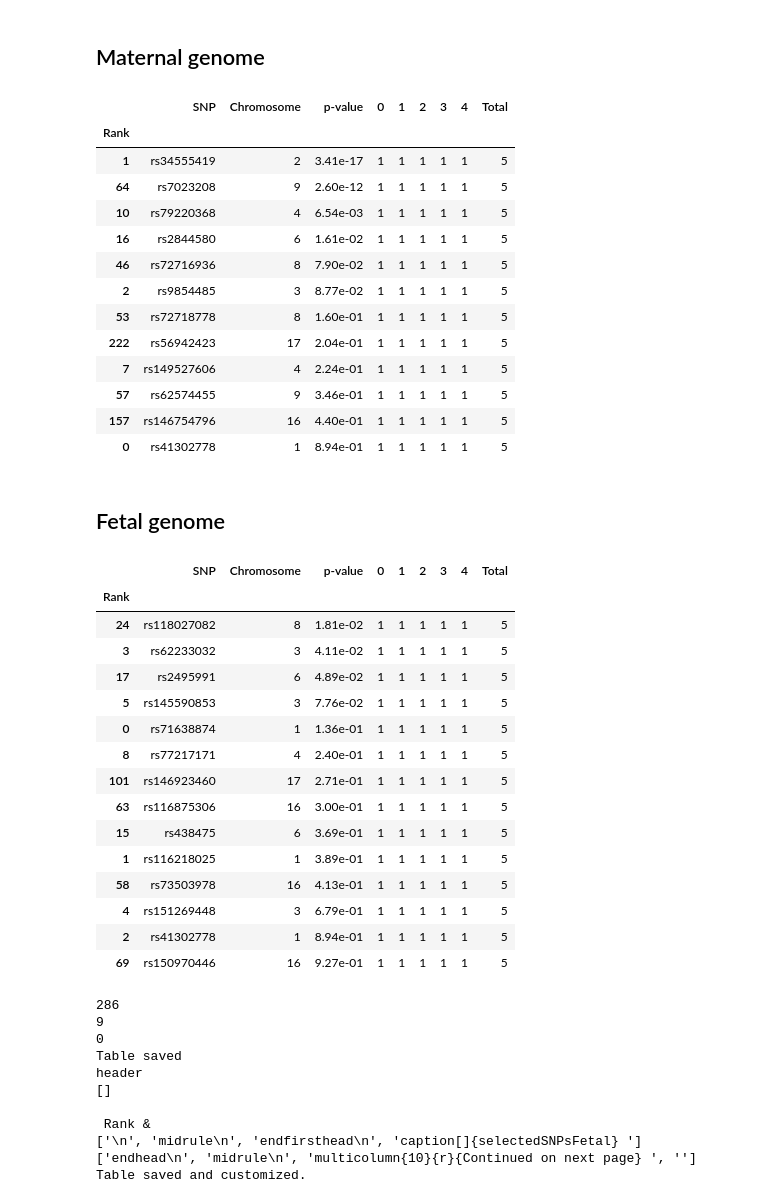
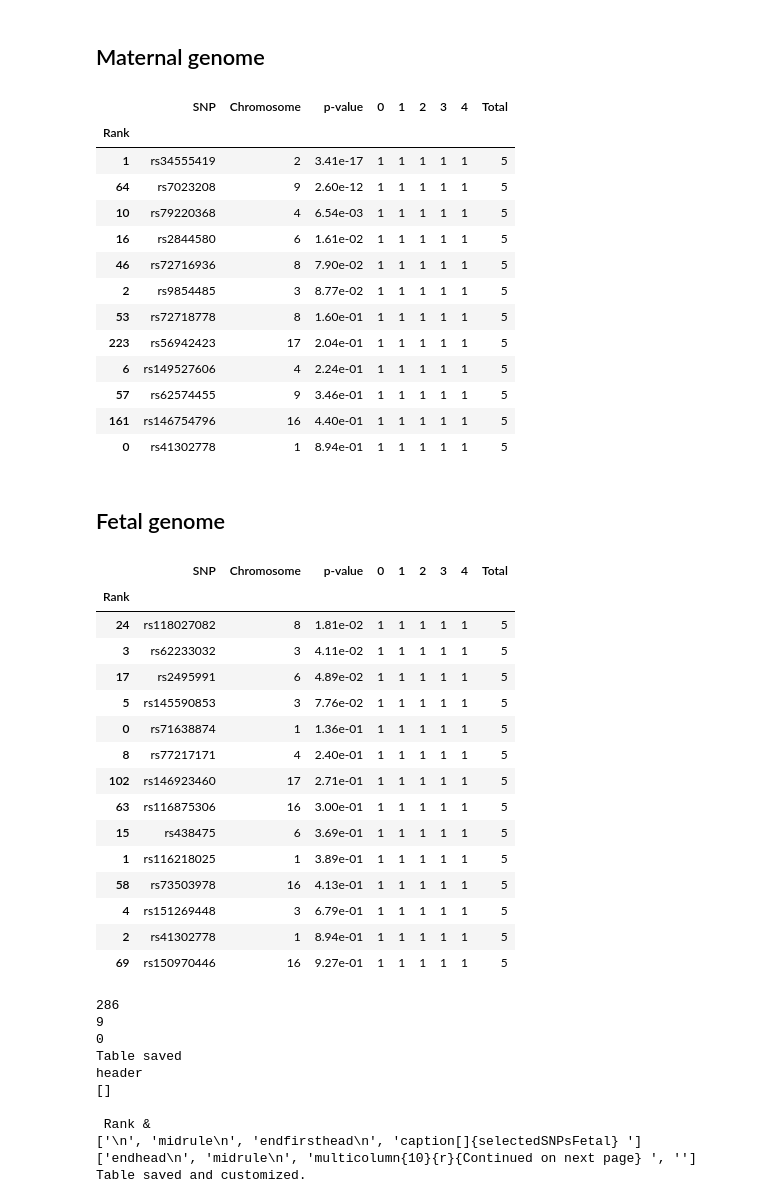
Before and after one commit to PerinatalLab/ml_genetics, a Jupyter notebook: workflow/scripts/tables/meta_tables.ipynb, the cells around one changed output. Cells and saved outputs as stored; diff of their text form; code cells hidden in the pictures.

```diff
--- a/workflow/scripts/tables/meta_tables.ipynb
+++ b/workflow/scripts/tables/meta_tables.ipynb
@@ -31,5 +31,6 @@ from workflow.scripts.tables import table_functions as tf
 # %%
-snps_m = pd.read_csv(path + '/results/report/selected_snps_m.tsv', sep='\t')
+# read in selected SNPs
+snps_m = pd.read_csv(path + '/results/report/selected_snps_m.csv', sep='\t')
 snps_f = pd.read_csv(path + '/results/report/selected_snps_f.csv', sep='\t')
 #snps_c = pd.read_csv(path + '/results/report/selected_snps_combine.csv', sep='\t')
 # %%
@@ -157,3 +127,17 @@ snpr_4 = snp_rank.set_index("snps_4")
+# %%
+# create a score based on rankings for different folds
+# maternal genome
+snps_m.index.name="Rank"
+snps_m.reset_index(inplace=True)
+
+# reverse the rank to create the score
+snps_m['Score'] = 100-snps_m["Rank"]
+# set SNPs as index to find
+snpr_0 = snps_m.set_index("0")
+snpr_1 = snps_m.set_index("1")
+snpr_2 = snps_m.set_index("2")
+snpr_3 = snps_m.set_index("3")
+snpr_4 = snps_m.set_index("4")
 # %%
 # calculate the sum of score for each snp
 snp_m = pd.DataFrame()
@@ -178,46 +162,38 @@ snp_m.set_index('SNP', inplace=True)
 # %%
 # Only maternal
 snp_presence = pd.DataFrame()
 all_snps = set(snps_0m + snps_1m + snps_2m + snps_3m + snps_4m )
 snp_presence['SNP'] = list(all_snps)
 snp_presence['Chromosome'] = snp_presence['SNP'].apply(lambda x: snp_list_pval.loc[x, 'CHR'] if x in snp_list_pval.index else np.nan)
 snp_presence['p-value'] = snp_presence['SNP'].apply(lambda x: snp_list_pval.loc[x, 'P'] if x in snp_list_pval.index else np.nan)
 snp_presence['Rank'] = snp_presence['SNP'].apply(lambda x: snp_m.loc[x, "Rank"] if x in snp_m.index else np.nan)
 # Determine presence in each group and assign values
 snp_presence['0'] = snp_presence['SNP'].apply(lambda x: 1 if x in snps_0m else 0)
 snp_presence['1'] = snp_presence['SNP'].apply(lambda x: 1 if x in snps_1m else 0)
 snp_presence['2'] = snp_presence['SNP'].apply(lambda x: 1 if x in snps_2m else 0)
 snp_presence['3'] = snp_presence['SNP'].apply(lambda x: 1 if x in snps_3m else 0)
 snp_presence['4'] = snp_presence['SNP'].apply(lambda x: 1 if x in snps_4m else 0)
 
 fold_cols = ['0', '1', '2', '3', '4']
-#snp_presence.columns = pd.MultiIndex.from_tuples
-#snp_presence[fold_cols].aggregate('sum', axis="columns")
-
-snp_presence['Total'] = snp_presence[fold_cols].apply(lambda row: sum(row), axis=1)#3 for val in row if val == 'mfc') + sum(2 for val in row if val in ['mf', 'mc', 'fc']) + sum(1 for val in row if val in ['m', 'f', 'c']), axis=1)
-# #snp_presence.drop(columns=['Unnamed: 0'], inplace=True)
+snp_presence['Total'] = snp_presence[fold_cols].apply(lambda row: sum(row), axis=1)
 snp_presence.sort_values('p-value', inplace=True)
-#snp_presence.groupby('Total')
-#snp_presence.sort_values('Total',ascending=False, inplace=True)
-# #snp_presence.reset_index(inplace=True, drop=True)
 snp_presence.set_index("Rank", inplace=True)
 snp_presence_m = snp_presence
-snp_presence
-snp_presence[snp_presence.Total==5]
+snp_presence_m[snp_presence_m.Total==5]
 # %% [output]
 |  | SNP | Chromosome | p-value | 0 | 1 | 2 | 3 | 4 | Total |
 | Rank |  |  |  |  |  |  |  |  |  |
 | 1 | rs34555419 | 2 | 3.41e-17 | 1 | 1 | 1 | 1 | 1 | 5 |
 | 64 | rs7023208 | 9 | 2.60e-12 | 1 | 1 | 1 | 1 | 1 | 5 |
 | 10 | rs79220368 | 4 | 6.54e-03 | 1 | 1 | 1 | 1 | 1 | 5 |
 | 16 | rs2844580 | 6 | 1.61e-02 | 1 | 1 | 1 | 1 | 1 | 5 |
 | 46 | rs72716936 | 8 | 7.90e-02 | 1 | 1 | 1 | 1 | 1 | 5 |
 | 2 | rs9854485 | 3 | 8.77e-02 | 1 | 1 | 1 | 1 | 1 | 5 |
 | 53 | rs72718778 | 8 | 1.60e-01 | 1 | 1 | 1 | 1 | 1 | 5 |
-| 222 | rs56942423 | 17 | 2.04e-01 | 1 | 1 | 1 | 1 | 1 | 5 |
-| 7 | rs149527606 | 4 | 2.24e-01 | 1 | 1 | 1 | 1 | 1 | 5 |
+| 223 | rs56942423 | 17 | 2.04e-01 | 1 | 1 | 1 | 1 | 1 | 5 |
+| 6 | rs149527606 | 4 | 2.24e-01 | 1 | 1 | 1 | 1 | 1 | 5 |
 | 57 | rs62574455 | 9 | 3.46e-01 | 1 | 1 | 1 | 1 | 1 | 5 |
-| 157 | rs146754796 | 16 | 4.40e-01 | 1 | 1 | 1 | 1 | 1 | 5 |
+| 161 | rs146754796 | 16 | 4.40e-01 | 1 | 1 | 1 | 1 | 1 | 5 |
 | 0 | rs41302778 | 1 | 8.94e-01 | 1 | 1 | 1 | 1 | 1 | 5 |
 # %%
 importlib.reload(tf)
@@ -286,7 +255,7 @@ snp_presence['Total'] = snp_presence[fold_cols].apply(lambda row: sum(row), axis
 snp_presence.sort_values('p-value', inplace=True)
 snp_presence.set_index("Rank", inplace=True)
 snp_presence_f = snp_presence
-snp_presence[snp_presence.Total==5]
+snp_presence_f[snp_presence_f.Total==5]
 # %% [output]
 |  | SNP | Chromosome | p-value | 0 | 1 | 2 | 3 | 4 | Total |
 | Rank |  |  |  |  |  |  |  |  |  |
@@ -296,7 +265,7 @@ snp_presence[snp_presence.Total==5]
 | 5 | rs145590853 | 3 | 7.76e-02 | 1 | 1 | 1 | 1 | 1 | 5 |
 | 0 | rs71638874 | 1 | 1.36e-01 | 1 | 1 | 1 | 1 | 1 | 5 |
 | 8 | rs77217171 | 4 | 2.40e-01 | 1 | 1 | 1 | 1 | 1 | 5 |
-| 101 | rs146923460 | 17 | 2.71e-01 | 1 | 1 | 1 | 1 | 1 | 5 |
+| 102 | rs146923460 | 17 | 2.71e-01 | 1 | 1 | 1 | 1 | 1 | 5 |
 | 63 | rs116875306 | 16 | 3.00e-01 | 1 | 1 | 1 | 1 | 1 | 5 |
 | 15 | rs438475 | 6 | 3.69e-01 | 1 | 1 | 1 | 1 | 1 | 5 |
 | 1 | rs116218025 | 1 | 3.89e-01 | 1 | 1 | 1 | 1 | 1 | 5 |
```
Also changed, not shown: parts of 9 cells of this notebook, 1 other file.
